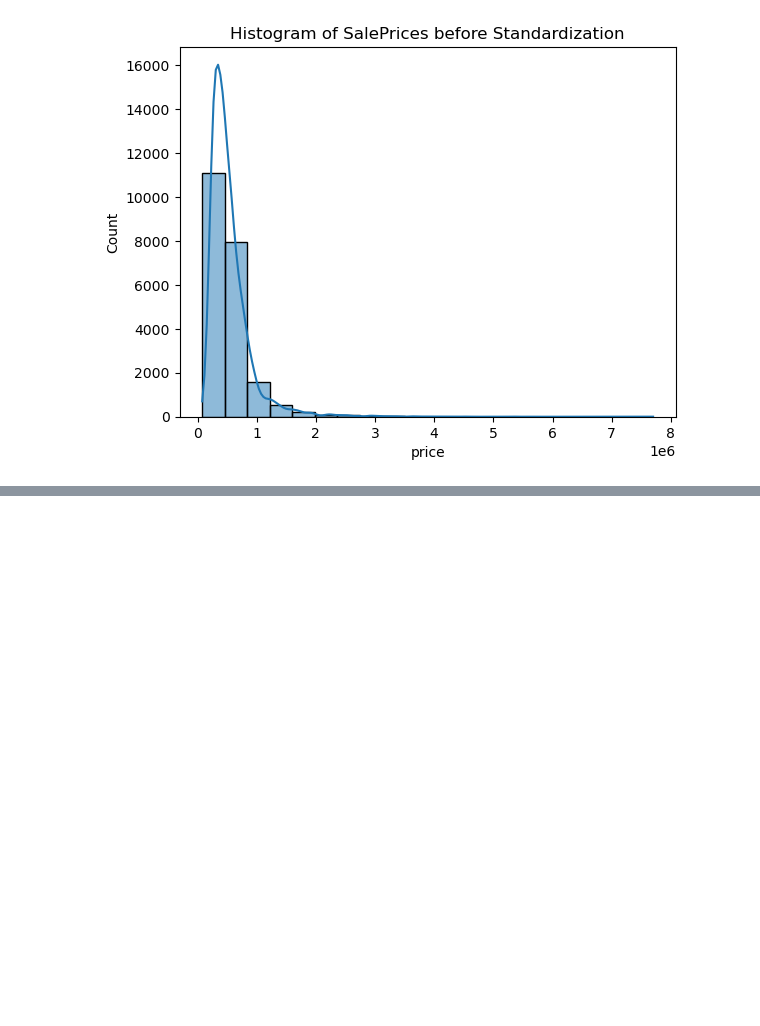
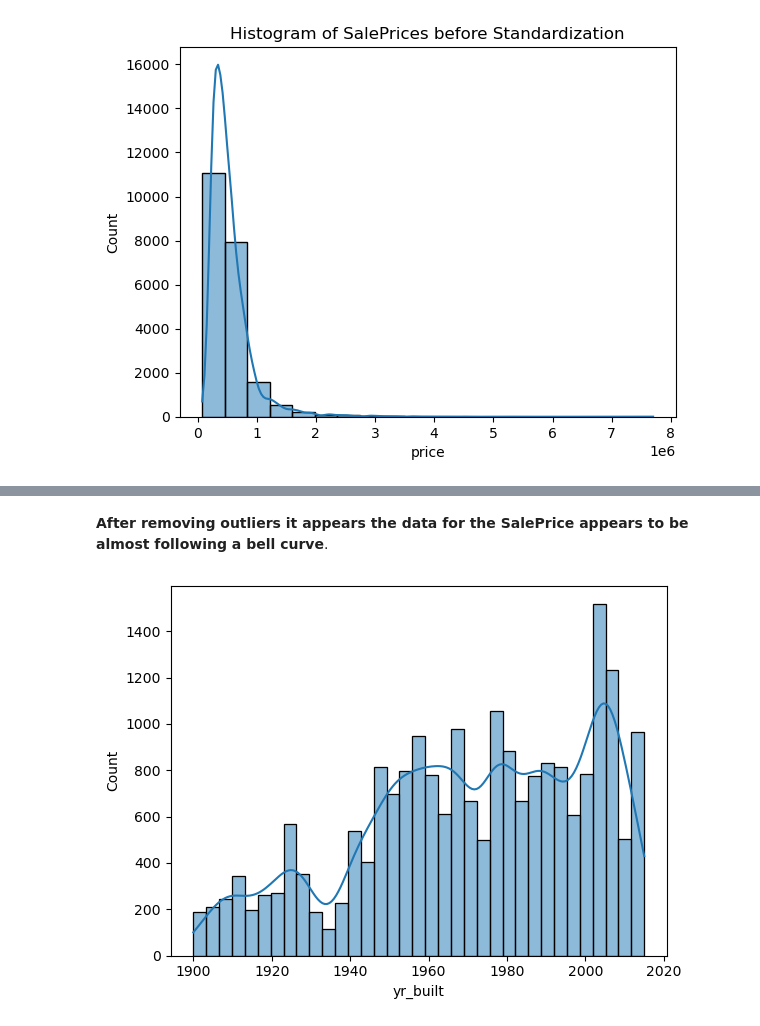
Before and after one commit to DennisWainaina/Megamax-Real-Estate-House-Project, a Jupyter notebook: index.ipynb, the cells around one changed output, grey strips where cells are left out. Drawn from its saved outputs; the diff is of its cells as text; code cells hidden in the pictures; blank space fills up the shorter version.

```diff
--- a/index.ipynb
+++ b/index.ipynb
@@ -448,0 +459,6 @@ plt.title('Histogram of SalePrices after Standardization');
+# %% [markdown]
+**After removing outliers it appears the data for the SalePrice appears to be almost following a bell curve**.
+# %%
+sns.histplot(new_df['yr_built'], kde=True);
+# %% [output]
+[figure, added]
```
Also changed, not shown: parts of 9 cells of this notebook.
